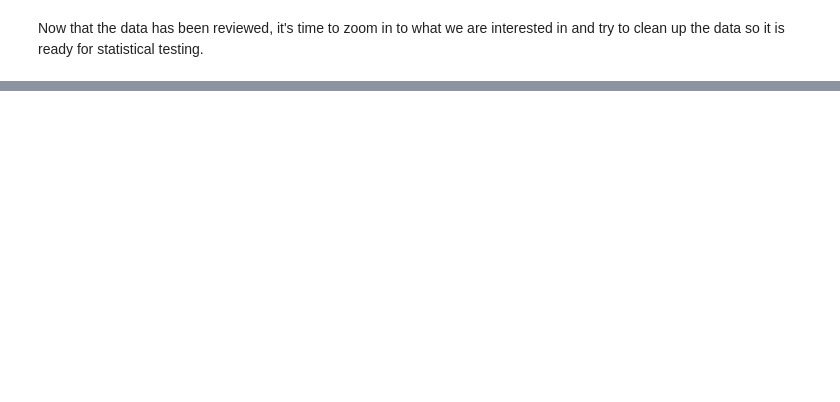
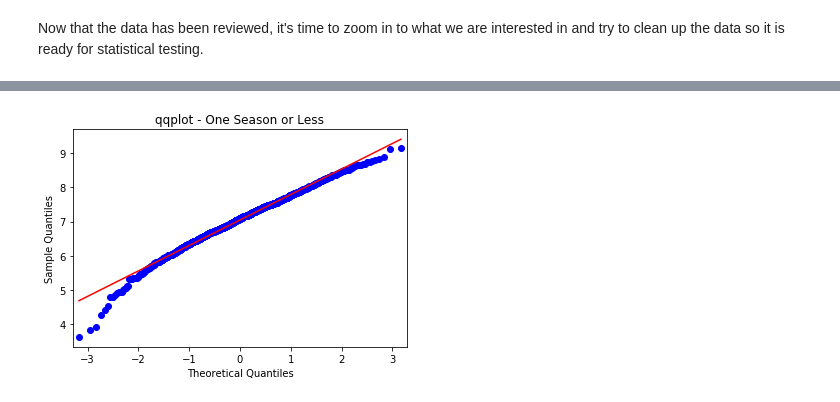
Before and after one commit to SLoganQ/Regarding_Anime, a Jupyter notebook: regarding_anime_data_explorations.ipynb, the cells around one changed output, grey strips where cells are left out. Saved outputs shown, nothing was run; the diff lists cells and outputs as text; code cells hidden in the pictures; blank space fills up the shorter version.

```diff
--- a/regarding_anime_data_explorations.ipynb
+++ b/regarding_anime_data_explorations.ipynb
@@ -294,0 +363,6 @@ plt.show()
+# %%
+qqplot(tv_anime_less_ep["rating"], line="s")
+plt.title("qqplot - One Season or Less")
+plt.show()
+# %% [output]
+[figure, added]
```
Also changed, not shown: parts of 77 cells of this notebook.
